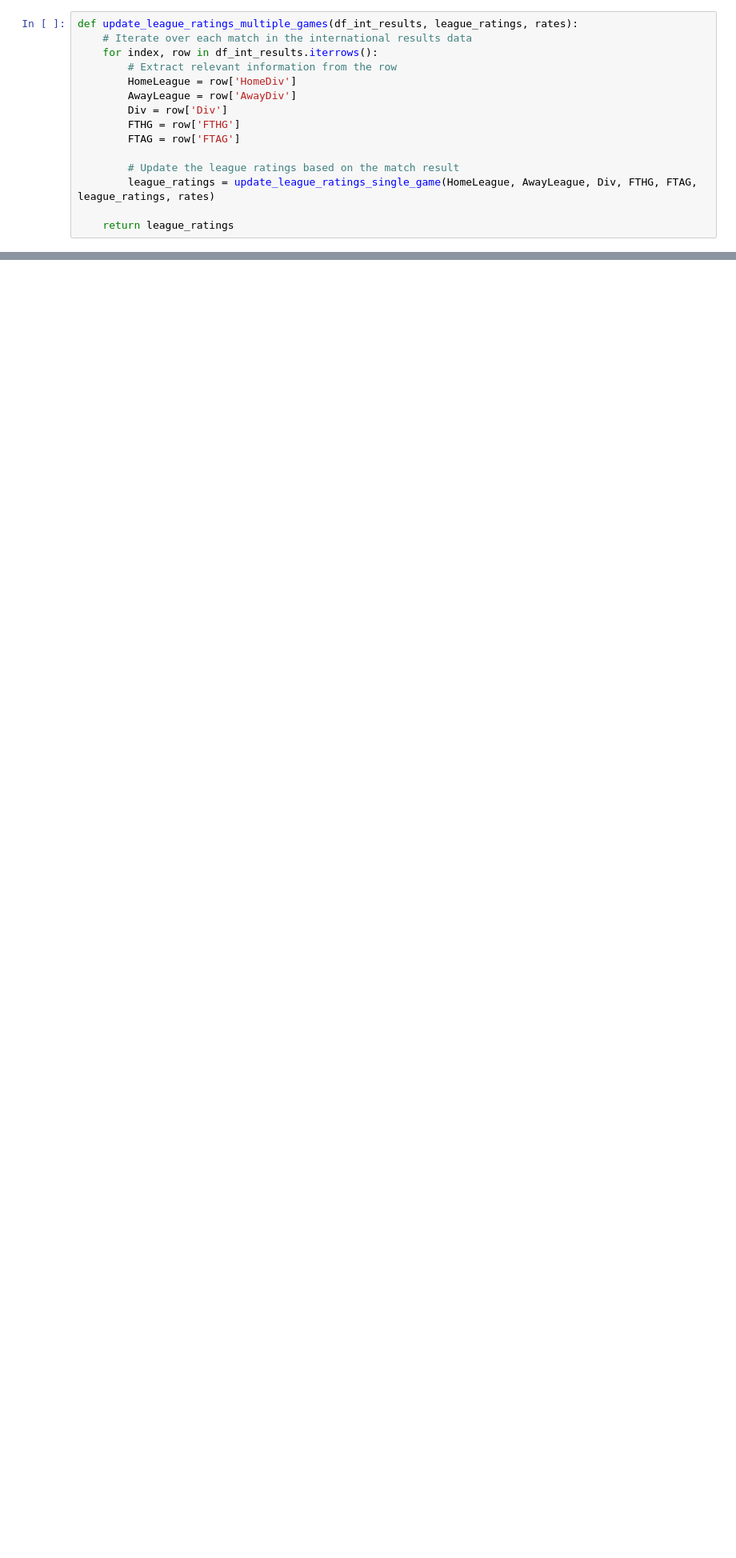
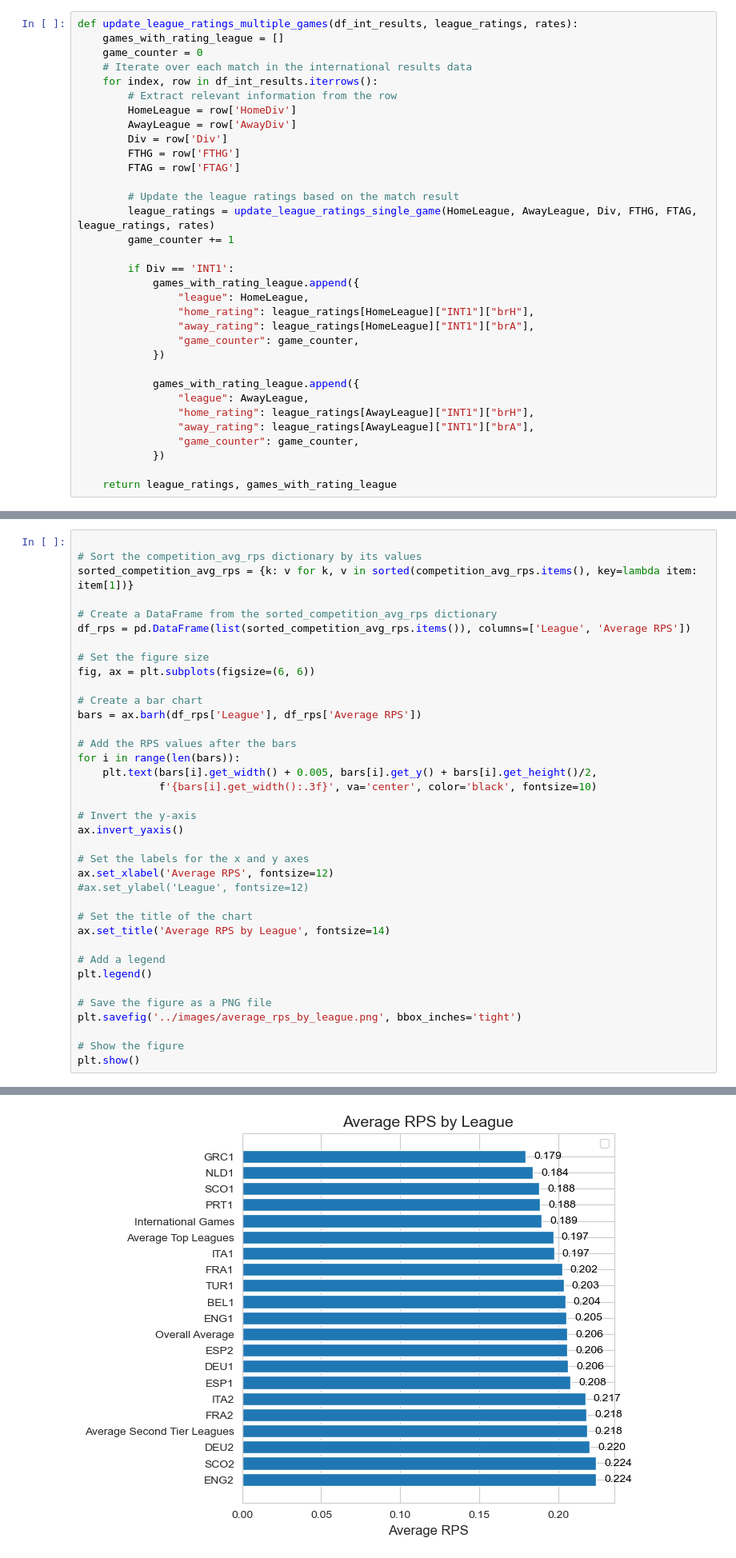
Before and after one commit to hyrogan/Soccer-Prediction, a Jupyter notebook: BT-v2.5.1.ipynb, the cells around one changed output, grey strips where cells are left out. Shown at 80% size. Cells and saved outputs as stored; diff of their text form; blank space fills up the shorter version.

```diff
--- a/BT-v2.5.1.ipynb
+++ b/BT-v2.5.1.ipynb
@@ -181,6 +181,8 @@ def update_ratings_multiple_games(df_results, ratings, league_ratings, rates):
     return ratings, games_with_rating, training_games
 # %%
 def update_league_ratings_multiple_games(df_int_results, league_ratings, rates):
+    games_with_rating_league = []
+    game_counter = 0
     # Iterate over each match in the international results data
     for index, row in df_int_results.iterrows():
         # Extract relevant information from the row
@@ -192,8 +194,24 @@ def update_league_ratings_multiple_games(df_int_results, league_ratings, rates):
 
         # Update the league ratings based on the match result
         league_ratings = update_league_ratings_single_game(HomeLeague, AwayLeague, Div, FTHG, FTAG, league_ratings, rates)
+        game_counter += 1
 
-    return league_ratings
+        if Div == 'INT1':
+            games_with_rating_league.append({
+                "league": HomeLeague,
+                "home_rating": league_ratings[HomeLeague]["INT1"]["brH"],
+                "away_rating": league_ratings[HomeLeague]["INT1"]["brA"],
+                "game_counter": game_counter,
+            })
+
+            games_with_rating_league.append({
+                "league": AwayLeague,
+                "home_rating": league_ratings[AwayLeague]["INT1"]["brH"],
+                "away_rating": league_ratings[AwayLeague]["INT1"]["brA"],
+                "game_counter": game_counter,
+            })
+
+    return league_ratings, games_with_rating_league
 # %%
 # Function to update ratings based on results data
 def update_ratings_single_game(HomeTeam, AwayTeam, FTHG, FTAG, ratings, league_ratings, rates, competition):
@@ -916 +964,39 @@ Final average RPS Score: 0.20523174986999695
 ''
+# %%
+
+# Sort the competition_avg_rps dictionary by its values
+sorted_competition_avg_rps = {k: v for k, v in sorted(competition_avg_rps.items(), key=lambda item: item[1])}
+
+# Create a DataFrame from the sorted_competition_avg_rps dictionary
+df_rps = pd.DataFrame(list(sorted_competition_avg_rps.items()), columns=['League', 'Average RPS'])
+
+# Set the figure size
+fig, ax = plt.subplots(figsize=(6, 6))
+
+# Create a bar chart
+bars = ax.barh(df_rps['League'], df_rps['Average RPS'])
+
+# Add the RPS values after the bars
+for i in range(len(bars)):
+    plt.text(bars[i].get_width() + 0.005, bars[i].get_y() + bars[i].get_height()/2,
+             f'{bars[i].get_width():.3f}', va='center', color='black', fontsize=10)
+
+# Invert the y-axis
+ax.invert_yaxis()
+
+# Set the labels for the x and y axes
+ax.set_xlabel('Average RPS', fontsize=12)
+#ax.set_ylabel('League', fontsize=12)
+
+# Set the title of the chart
+ax.set_title('Average RPS by League', fontsize=14)
+
+# Add a legend
+plt.legend()
+
+# Save the figure as a PNG file
+plt.savefig('../images/average_rps_by_league.png', bbox_inches='tight')
+
+# Show the figure
+plt.show()
+# %% [output]
@@ -916,0 +1004 @@ Final average RPS Score: 0.20523174986999695
+[figure, added]
```
Also changed, not shown: parts of 24 cells of this notebook.
